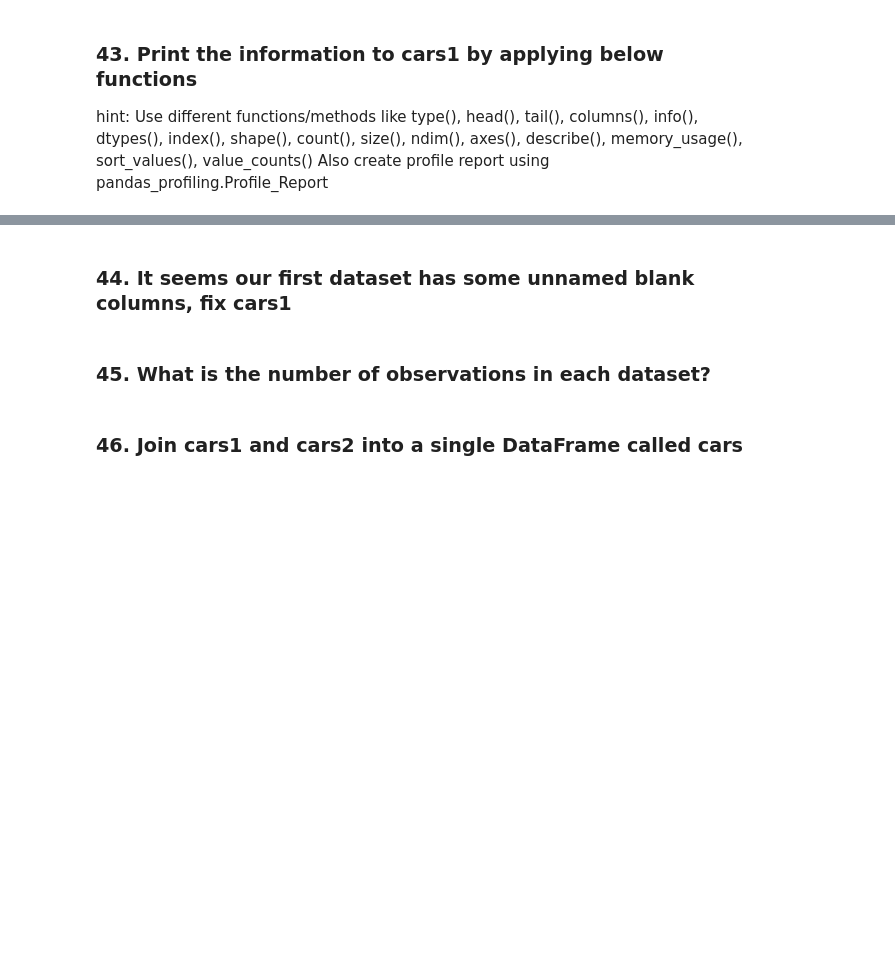
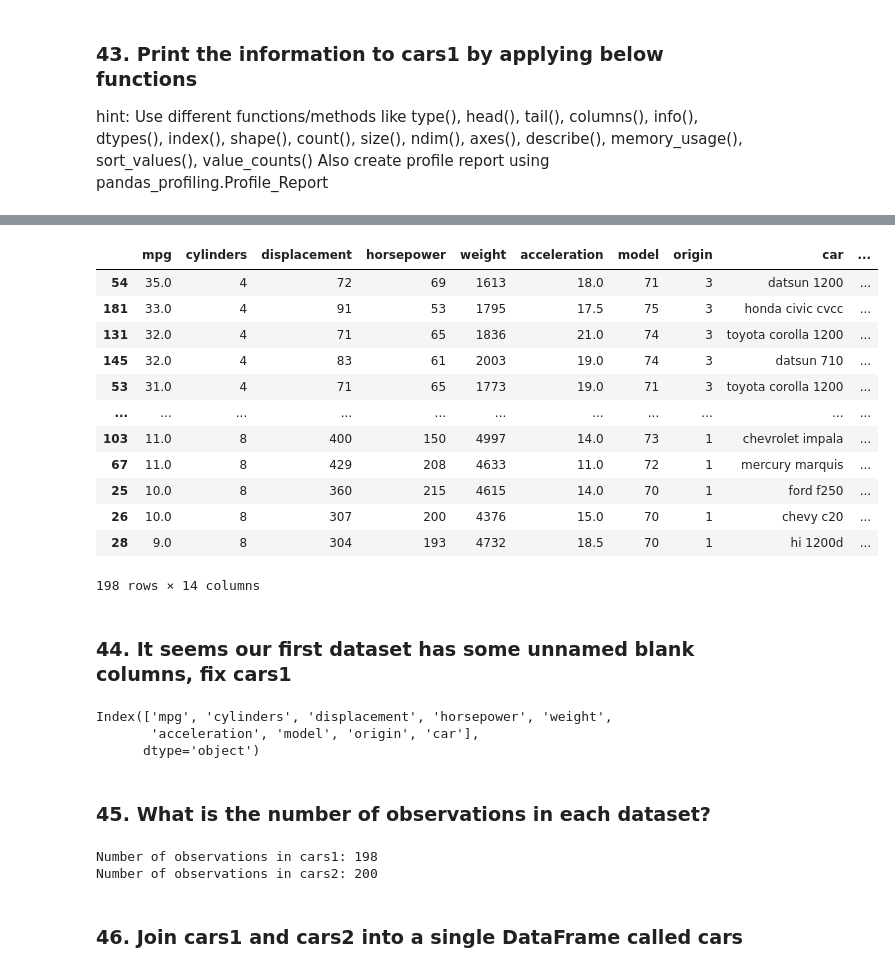
Before and after one commit to Flute22/Python, a Jupyter notebook: Practice/Basic Data Manipulation - Visualization Exercise/Basic_Data_Manipulation_Visualization_Exercise.ipynb, the cells around one changed output, grey strips where cells are left out. Cells and saved outputs as stored; diff of their text form; code cells hidden in the pictures; blank space fills up the shorter version.

```diff
--- a/Practice/Basic Data Manipulation - Visualization Exercise/Basic_Data_Manipulation_Visualization_Exercise.ipynb
+++ b/Practice/Basic Data Manipulation - Visualization Exercise/Basic_Data_Manipulation_Visualization_Exercise.ipynb
@@ -858,6 +858,9 @@ df[scaled_numeric_matrix.columns] = scaled_numeric_matrix
 ## The below exercises (42-48) required to use cars1.csv and cars2.csv files
 # %% [markdown]
 ### 42. Import the datasets cars1.csv and cars2.csv and assign names as cars1 and cars2
+# %%
+cars1 = pd.read_csv('Datasets/cars1.csv')
+cars2 = pd.read_csv('Datasets/cars2.csv')
 # %% [markdown]
    ### 43. Print the information to cars1 by applying below functions
    hint: Use different functions/methods like type(), head(), tail(), columns(), info(), dtypes(), index(), shape(), count(), size(), ndim(), axes(), describe(), memory_usage(), sort_values(), value_counts()
@@ -865,6 +1035,39 @@ df[scaled_numeric_matrix.columns] = scaled_numeric_matrix
+# %%
+# Sort values by a target feature column
+cars1.sort_values(by='mpg', ascending=False)
+# %% [output]
+|  | mpg | cylinders | displacement | horsepower | weight | acceleration | model | origin | car | ... |
+| 54 | 35.0 | 4 | 72 | 69 | 1613 | 18.0 | 71 | 3 | datsun 1200 | ... |
+| 181 | 33.0 | 4 | 91 | 53 | 1795 | 17.5 | 75 | 3 | honda civic cvcc | ... |
+| 131 | 32.0 | 4 | 71 | 65 | 1836 | 21.0 | 74 | 3 | toyota corolla 1200 | ... |
+| 145 | 32.0 | 4 | 83 | 61 | 2003 | 19.0 | 74 | 3 | datsun 710 | ... |
+| 53 | 31.0 | 4 | 71 | 65 | 1773 | 19.0 | 71 | 3 | toyota corolla 1200 | ... |
+| ... | ... | ... | ... | ... | ... | ... | ... | ... | ... | ... |
+| 103 | 11.0 | 8 | 400 | 150 | 4997 | 14.0 | 73 | 1 | chevrolet impala | ... |
+| 67 | 11.0 | 8 | 429 | 208 | 4633 | 11.0 | 72 | 1 | mercury marquis | ... |
+| 25 | 10.0 | 8 | 360 | 215 | 4615 | 14.0 | 70 | 1 | ford f250 | ... |
+| 26 | 10.0 | 8 | 307 | 200 | 4376 | 15.0 | 70 | 1 | chevy c20 | ... |
+| 28 | 9.0 | 8 | 304 | 193 | 4732 | 18.5 | 70 | 1 | hi 1200d | ... |
+198 rows × 14 columns
 # %% [markdown]
 ### 44. It seems our first dataset has some unnamed blank columns, fix cars1
+# %%
+cars1 = cars1.loc[:, :'car']
+cars1.columns
+# %% [output]
+Index(['mpg', 'cylinders', 'displacement', 'horsepower', 'weight',
+       'acceleration', 'model', 'origin', 'car'],
+      dtype='object')
 # %% [markdown]
 ### 45. What is the number of observations in each dataset?
+# %%
+rows_cars1 = cars1.shape[0]
+rows_cars2 = cars2.shape[0]
+
+print(f'Number of observations in cars1: {rows_cars1}')
+print(f'Number of observations in cars2: {rows_cars2}')
+# %% [output]
+Number of observations in cars1: 198
+Number of observations in cars2: 200
 # %% [markdown]
 ### 46. Join cars1 and cars2 into a single DataFrame called cars
```
Also changed, not shown: parts of 18 cells of this notebook.
